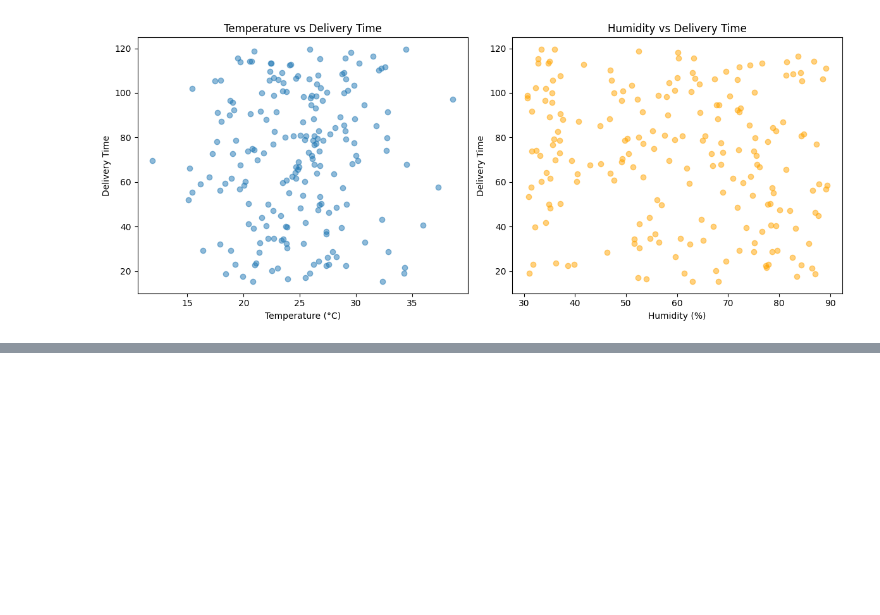
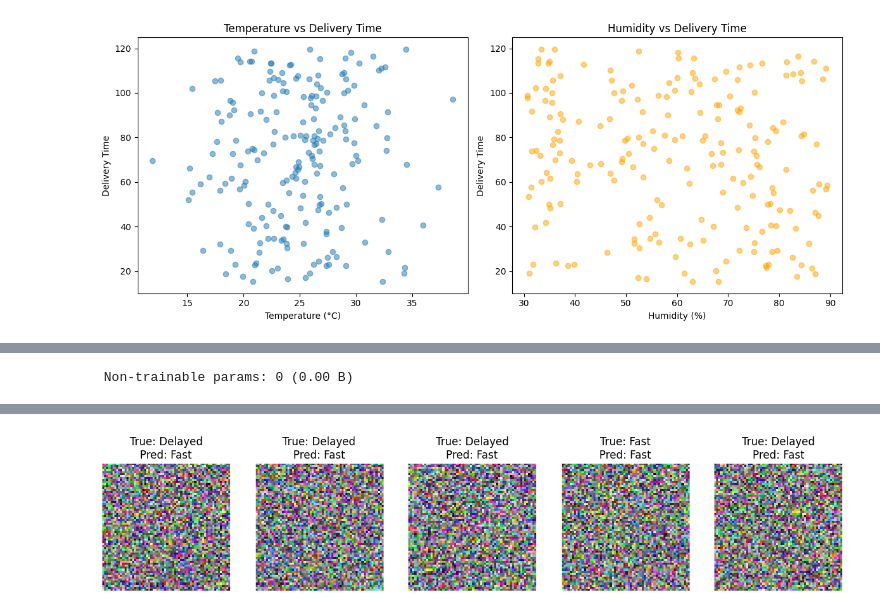
Before and after one commit to princypandya/Food-Delivery-Time-Prediction, a Jupyter notebook: Assi7_CNN_Apropri_Evaluation_Validation.ipynb, the cells around one changed output, grey strips where cells are left out. Drawn from its saved outputs; the diff is of its cells as text; code cells hidden in the pictures; blank space fills up the shorter version.

```diff
--- a/Assi7_CNN_Apropri_Evaluation_Validation.ipynb
+++ b/Assi7_CNN_Apropri_Evaluation_Validation.ipynb
@@ -380,0 +386,78 @@ By leveraging insights from both clustering (to understand patterns and grouping
+# %%
+# --- Dataset Preparation: Example mock for image creation ---
+# Replace this with the actual images generation from location and delivery data.
+
+def generate_dummy_image(delivery_index):
+    # Dummy example: Generate an image with some pattern based on index
+    img = np.zeros((64, 64, 3))
+    np.random.seed(delivery_index)  # For reproducibility
+    img += np.random.rand(64, 64, 3) * 255
+    return img.astype(np.uint8)
+
+num_samples = 200
+images = np.array([generate_dummy_image(i) for i in range(num_samples)])
+labels = np.random.choice([0, 1], size=num_samples)  # 0 = Fast, 1 = Delayed
+
+# Normalize images for CNN input
+images = images.astype('float32') / 255.0
+
+# Split into train-test sets
+x_train, x_test, y_train, y_test = train_test_split(images, labels, test_size=0.2, random_state=42)
+
+# --- CNN Architecture ---
+
+model = Sequential([
+    Conv2D(32, (3,3), activation='relu', input_shape=(64,64,3)),
+    MaxPooling2D(2,2),
+    Conv2D(64, (3,3), activation='relu'),
+    MaxPooling2D(2,2),
+    Conv2D(128, (3,3), activation='relu'),
+    MaxPooling2D(2,2),
+    Flatten(),
+    Dense(128, activation='relu'),
+    Dropout(0.5),
+    Dense(1, activation='sigmoid')  # Binary output
+])
+
+model.compile(optimizer='adam',
+              loss='binary_crossentropy',
+              metrics=['accuracy'])
+
+model.summary()
+
+# Train CNN
+history = model.fit(x_train, y_train, epochs=15, batch_size=16, validation_split=0.1)
+
+# --- Evaluation ---
+
+# Predict binary classes on test set
+y_pred_prob = model.predict(x_test)
+y_pred = (y_pred_prob > 0.5).astype(int).flatten()
+
+# Calculate metrics
+accuracy = accuracy_score(y_test, y_pred)
+precision = precision_score(y_test, y_pred, zero_division=0)
+recall = recall_score(y_test, y_pred, zero_division=0)
+f1 = f1_score(y_test, y_pred, zero_division=0)
+
+print(f'Accuracy: {accuracy:.3f}')
+print(f'Precision: {precision:.3f}')
+print(f'Recall: {recall:.3f}')
+print(f'F1-score: {f1:.3f}')
+
+# --- Visualization of some random test images with predictions and actual labels ---
+
+class_labels = {0: "Fast", 1: "Delayed"}
+
+def plot_images_with_predictions(x, y_true, y_pred, num=5):
+    indices = random.sample(range(len(x)), num)
+    plt.figure(figsize=(15, 4))
+    for i, idx in enumerate(indices):
+        plt.subplot(1, num, i+1)
+        plt.imshow(x[idx])
+        plt.title(f"True: {class_labels[y_true[idx]]}\nPred: {class_labels[y_pred[idx]]}")
+        plt.axis('off')
+    plt.show()
+
+plot_images_with_predictions(x_test, y_test, y_pred)
+# %% [output]
@@ -380,0 +484 @@ By leveraging insights from both clustering (to understand patterns and grouping
+ Non-trainable params: 0 (0.00 B)
@@ -380,0 +502 @@ By leveraging insights from both clustering (to understand patterns and grouping
+[figure, added]
```
Also changed, not shown: parts of 18 cells of this notebook.
